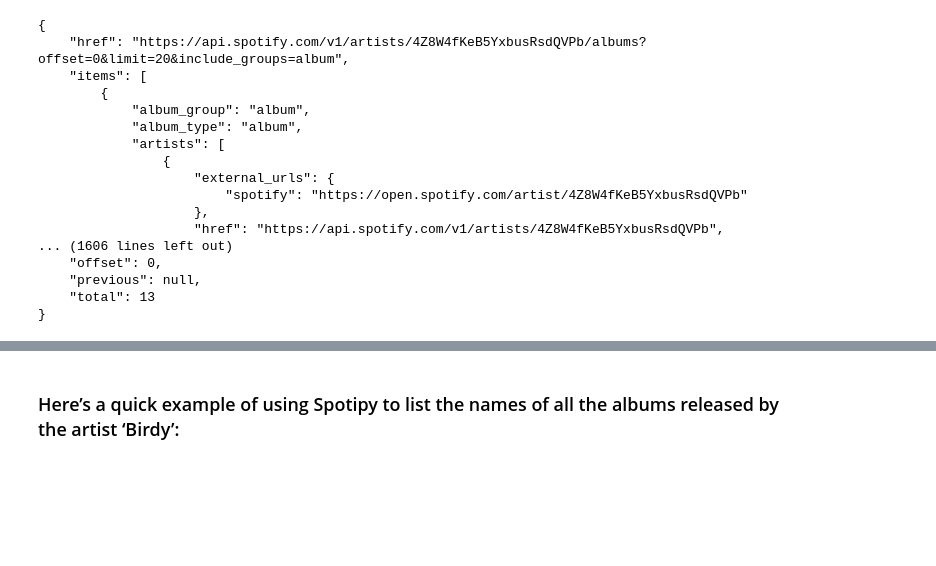
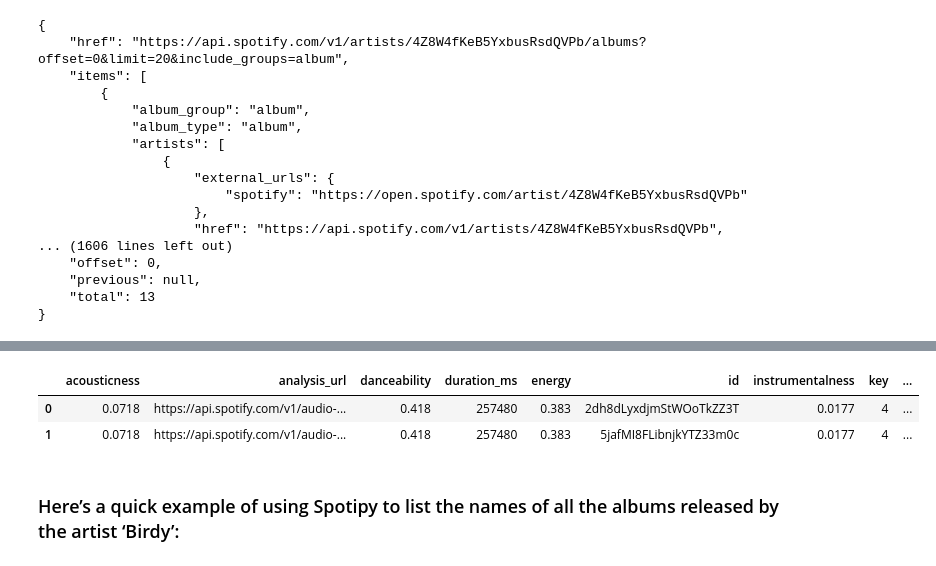
Before and after one commit to stevay/Music_Analysis, a Jupyter notebook: Music EDA.ipynb, the cells around one changed output, grey strips where cells are left out. Cells and saved outputs as stored; diff of their text form; code cells hidden in the pictures; blank space fills up the shorter version.

```diff
--- a/Music EDA.ipynb
+++ b/Music EDA.ipynb
@@ -172,0 +491,6 @@ print(json.dumps(album_results, sort_keys=True,indent=4))
+# %%
+track_id = '0KnD456yC5JuweN932Ems3'
+# %%
+# NOTE: can pull 50 tracks per request
+
+track_features = spotify_object.audio_features(tracks=[track_id])
@@ -173,3 +517,11 @@ print(json.dumps(album_results, sort_keys=True,indent=4))
+# %%
+df_test = pd.DataFrame(track_features)
+# %%
+df_test
+# %% [output]
+|  | acousticness | analysis_url | danceability | duration_ms | energy | id | instrumentalness | key | ... |
+| 0 | 0.0718 | https://api.spotify.com/v1/audio-... | 0.418 | 257480 | 0.383 | 2dh8dLyxdjmStWOoTkZZ3T | 0.0177 | 4 | ... |
+| 1 | 0.0718 | https://api.spotify.com/v1/audio-... | 0.418 | 257480 | 0.383 | 5jafMI8FLibnjkYTZ33m0c | 0.0177 | 4 | ... |
 # %% [markdown]
 ### Here’s a quick example of using Spotipy to list the names of all the albums released by the artist ‘Birdy’:
 # %%
```
Also changed, not shown: parts of 67 cells of this notebook.
